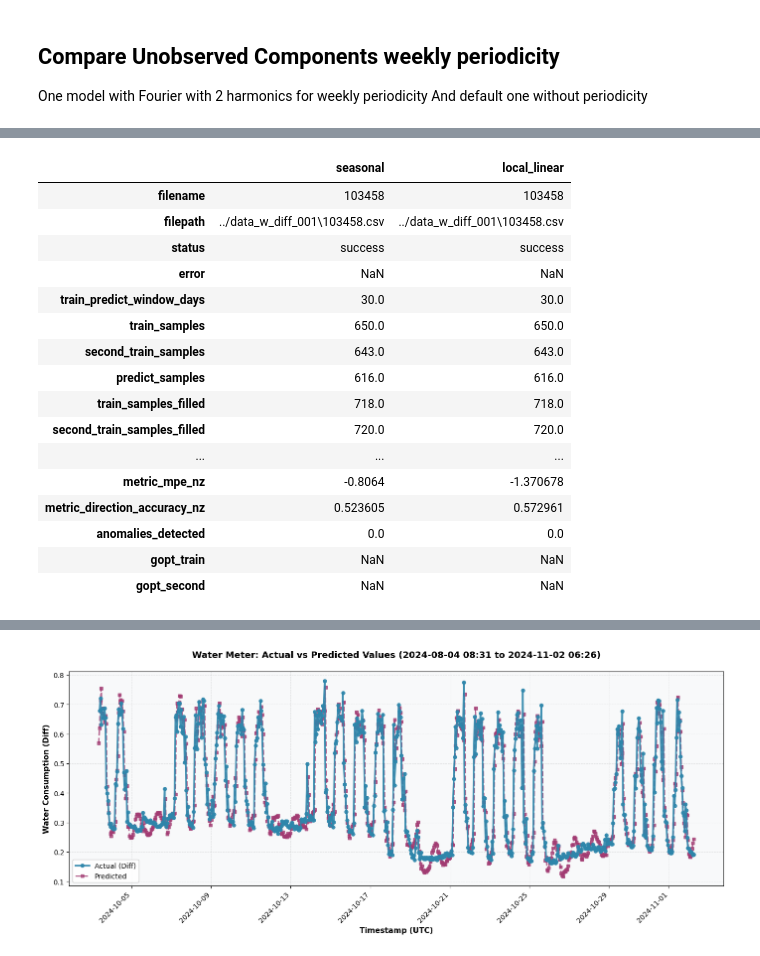
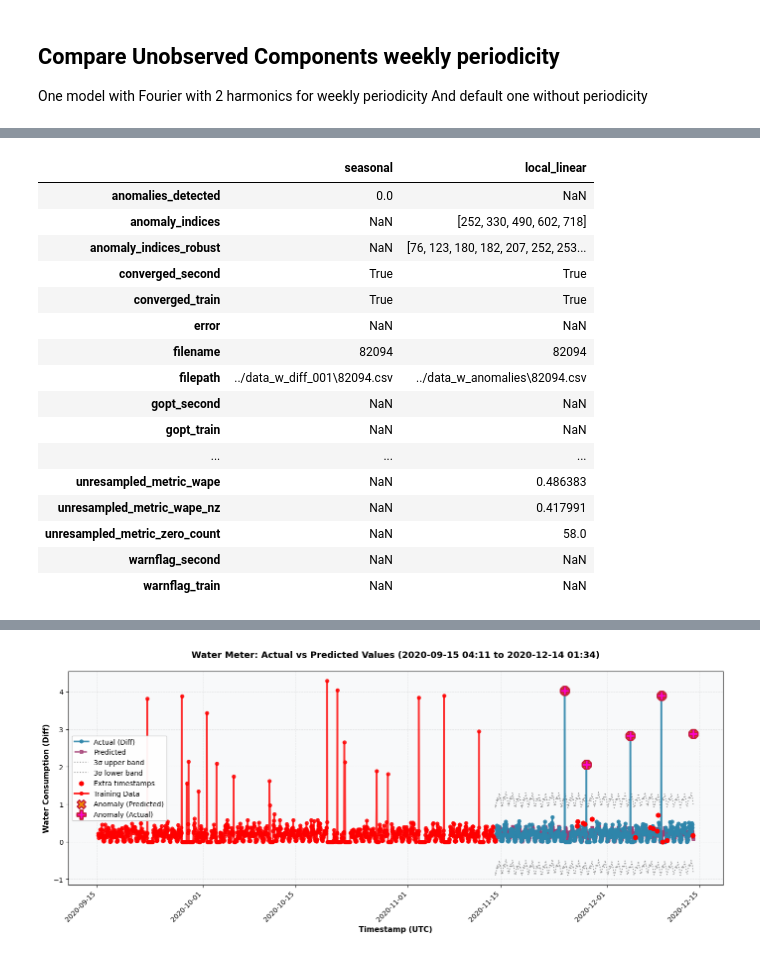
Before and after one commit to andres-cerny/master_thesis, a Jupyter notebook: dynamic_trend_model/compare_models.ipynb, the cells around one changed output, grey strips where cells are left out. Drawn from its saved outputs; the diff is of its cells as text; code cells hidden in the pictures.

```diff
--- a/dynamic_trend_model/compare_models.ipynb
+++ b/dynamic_trend_model/compare_models.ipynb
@@ -1256,12 +1191,13 @@ filename = pick_random_file(
         {"name": "converged_train", "value": True, "comparator": "=="},
         {"name": "converged_second", "value": True, "comparator": "=="},
         {"name": "status", "value": "success", "comparator": "=="},
-        #{"name": "metric_mape_nz", "value": 0.1, "comparator": ">"},
+        {"name": "metric_mape_nz", "value": 1, "comparator": "<"},
     ],
-    seed=42,
+    seed=7,
 )
 
-meter_id = 144433
+meter_id = filename
+#meter_id = 137402
 #137402 - normal one, big acf1 on non seasonal
 #90986 - convergede but spikes
 #131493 - big acf1 even seasonal
@@ -1271,31 +1207,32 @@ meter_id = 144433
 #144433 - same as above just enogh data but random spikes
 #141674 - both unconverged - flat
 #131721 - both unconverged - not flat, small gopt
+#123020 - converged, small diffs
 # %% [output]
 |  | seasonal | local_linear |
-| filename | 103458 | 103458 |
-| filepath | ../data_w_diff_001\103458.csv | ../data_w_diff_001\103458.csv |
-| status | success | success |
+| anomalies_detected | 0.0 | NaN |
+| anomaly_indices | NaN | [252, 330, 490, 602, 718] |
+| anomaly_indices_robust | NaN | [76, 123, 180, 182, 207, 252, 253... |
+| converged_second | True | True |
+| converged_train | True | True |
 | error | NaN | NaN |
-| train_predict_window_days | 30.0 | 30.0 |
-| train_samples | 650.0 | 650.0 |
-| second_train_samples | 643.0 | 643.0 |
-| predict_samples | 616.0 | 616.0 |
-| train_samples_filled | 718.0 | 718.0 |
-| second_train_samples_filled | 720.0 | 720.0 |
+| filename | 82094 | 82094 |
+| filepath | ../data_w_diff_001\82094.csv | ../data_w_anomalies\82094.csv |
+| gopt_second | NaN | NaN |
+| gopt_train | NaN | NaN |
 | ... | ... | ... |
-| metric_mpe_nz | -0.8064 | -1.370678 |
-| metric_direction_accuracy_nz | 0.523605 | 0.572961 |
-| anomalies_detected | 0.0 | 0.0 |
-| gopt_train | NaN | NaN |
-| gopt_second | NaN | NaN |
+| unresampled_metric_wape | NaN | 0.486383 |
+| unresampled_metric_wape_nz | NaN | 0.417991 |
+| unresampled_metric_zero_count | NaN | 58.0 |
+| warnflag_second | NaN | NaN |
+| warnflag_train | NaN | NaN |
 # %%
 from local_level_unobserved_components import process_single_meter
-process_single_meter(f'../data_w_diff_001/{meter_id}.csv', predictions_output_csv='../test_pred.csv', weekly_seasonality=True)
+process_single_meter(f'../data_w_anomalies/{meter_id}.csv', predictions_output_csv='../test_pred.csv', weekly_seasonality=True)
 df_predicted = pd.read_csv('../test_pred.csv')
 df_predicted['timestamp_utc'] = pd.to_datetime(df_predicted['timestamp_utc'])
 
-df_actuals_red_dot = pd.read_csv(f'../data_w_diff_001/{meter_id}.csv').dropna()
+df_actuals_red_dot = pd.read_csv(f'../data_w_anomalies/{meter_id}.csv').dropna()
 df_actuals_red_dot['timestamp_utc'] = pd.to_datetime(df_actuals_red_dot['timestamp_utc'])
 
 df_actuals_with_gaps = df_predicted[['actual', 'timestamp_utc']].rename(columns={'actual': 'Diff'})
@@ -1308,3 +1244,3 @@ fig1, ax1 = plot_water_meter_anomalies(df_actuals=df_actuals_with_gaps, df_predi
-[figure, old version]
+[figure, new version]
 # %%
 fig2, ax2 = plot_water_meter_anomalies(df_actuals=df_actuals_with_gaps, df_predicted=df_predicted, df_red_dots=df_actuals_red_dot,
```
Also changed, not shown: parts of 18 cells of this notebook, 4 other files.
